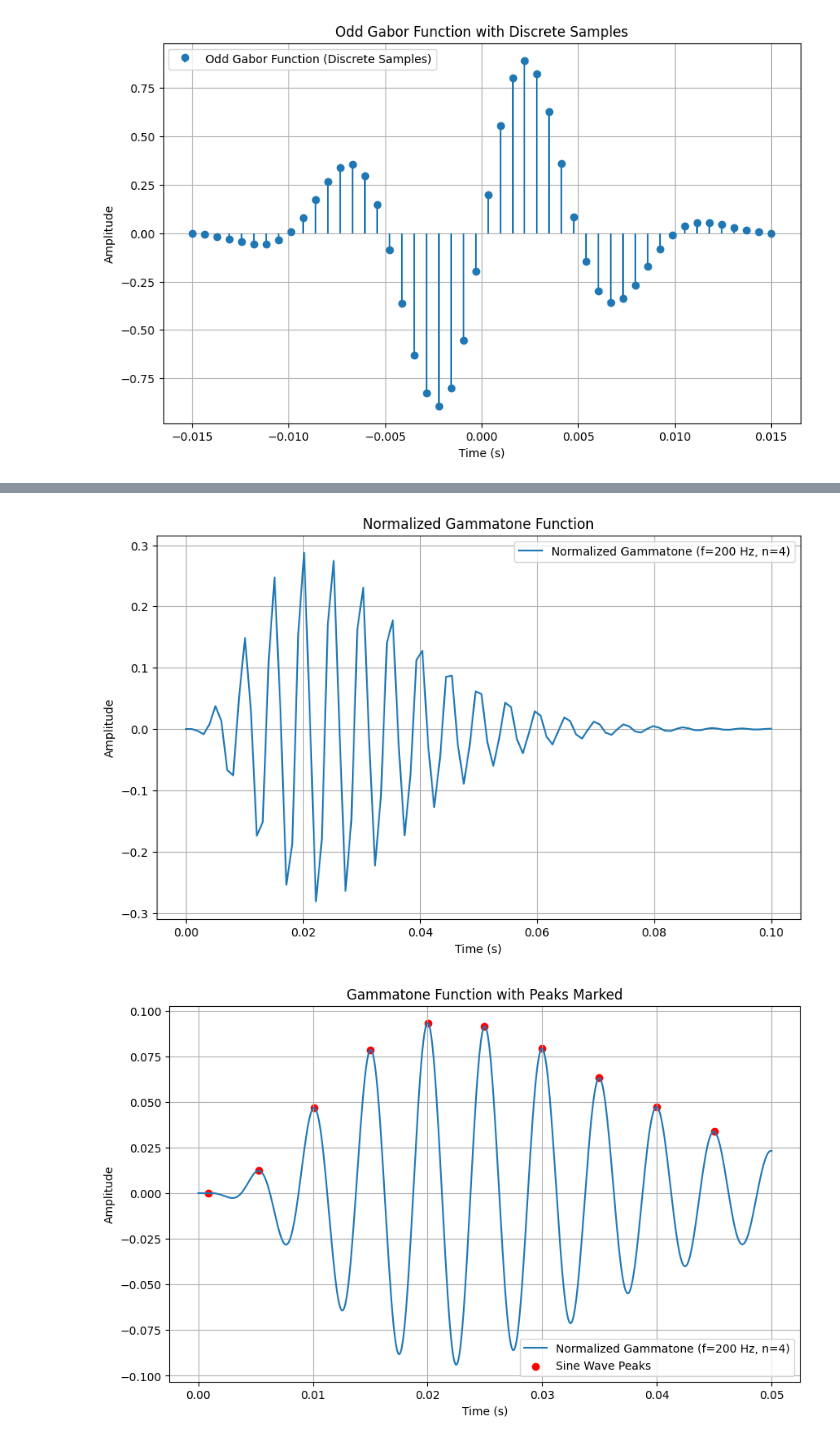
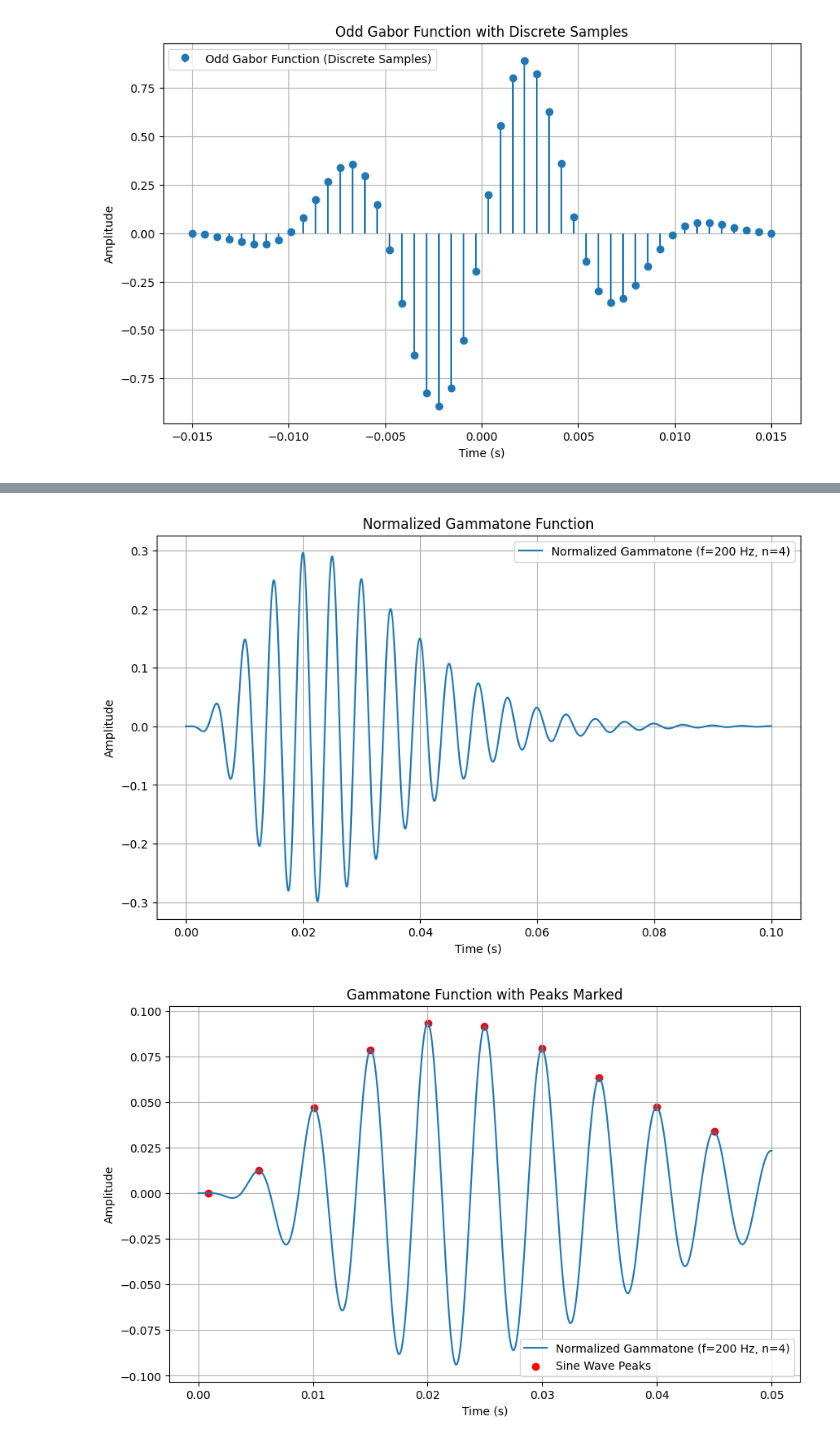
Before and after one commit to RyanL72/CSDS_364, a Jupyter notebook: Assignment_A1b/A1b_rhl72.ipynb, the cells around one changed output, grey strips where cells are left out. Saved outputs shown, nothing was run; the diff lists cells and outputs as text; code cells hidden in the pictures.

```diff
--- a/Assignment_A1b/A1b_rhl72.ipynb
+++ b/Assignment_A1b/A1b_rhl72.ipynb
@@ -418,35 +418,35 @@ def gammatone(t, f=1.0, n=4, d=0.0, a=1.0):
     t = np.maximum(t, 0) # t >= 0
     b = bandwidth(f)
     return a * (t**(n-1)) * np.exp(-2 * np.pi * b * t) * coswave(t, f, d)
 
 def gammatone_norm(f=1.0, n=4, fs=1000):
     t = np.linspace(0, 0.1, int(0.1 * fs))  # 0 to 0.1 seconds
     g = gammatone(t, f, n, 0.0, 1.0)
     return 1 / np.sqrt(np.sum(g**2))
 
 # Plot normalized gammatone function
 f = 200  # Frequency in Hz
 n = 4  # Shape parameter
 fs = 1000  # Sampling frequency
-t = np.linspace(0, 0.1, int(0.1 * fs))  # Time vector
+t = np.linspace(0, 0.1, 10000)  # Time vector
 
 # Normalizing constant
 norm_factor = gammatone_norm(f, n, fs)
 
 # Normalized gammatone function
 gammatone_function = norm_factor * gammatone(t, f, n, 0.0)
 
 # Plot
 plt.figure(figsize=(10, 6))
 plt.plot(t, gammatone_function, label=f"Normalized Gammatone (f={f} Hz, n={n})")
 plt.xlabel("Time (s)")
 plt.ylabel("Amplitude")
 plt.title("Normalized Gammatone Function")
 plt.legend()
 plt.grid(True)
 plt.show()
 # %% [output]
-[figure, old version]
+[figure, new version]
 # %%
 # Plot gammatone function with markers at sine wave peaks
 f = 200  # Frequency in Hz
```
Also changed, not shown: parts of 4 cells of this notebook, 2 other files.
